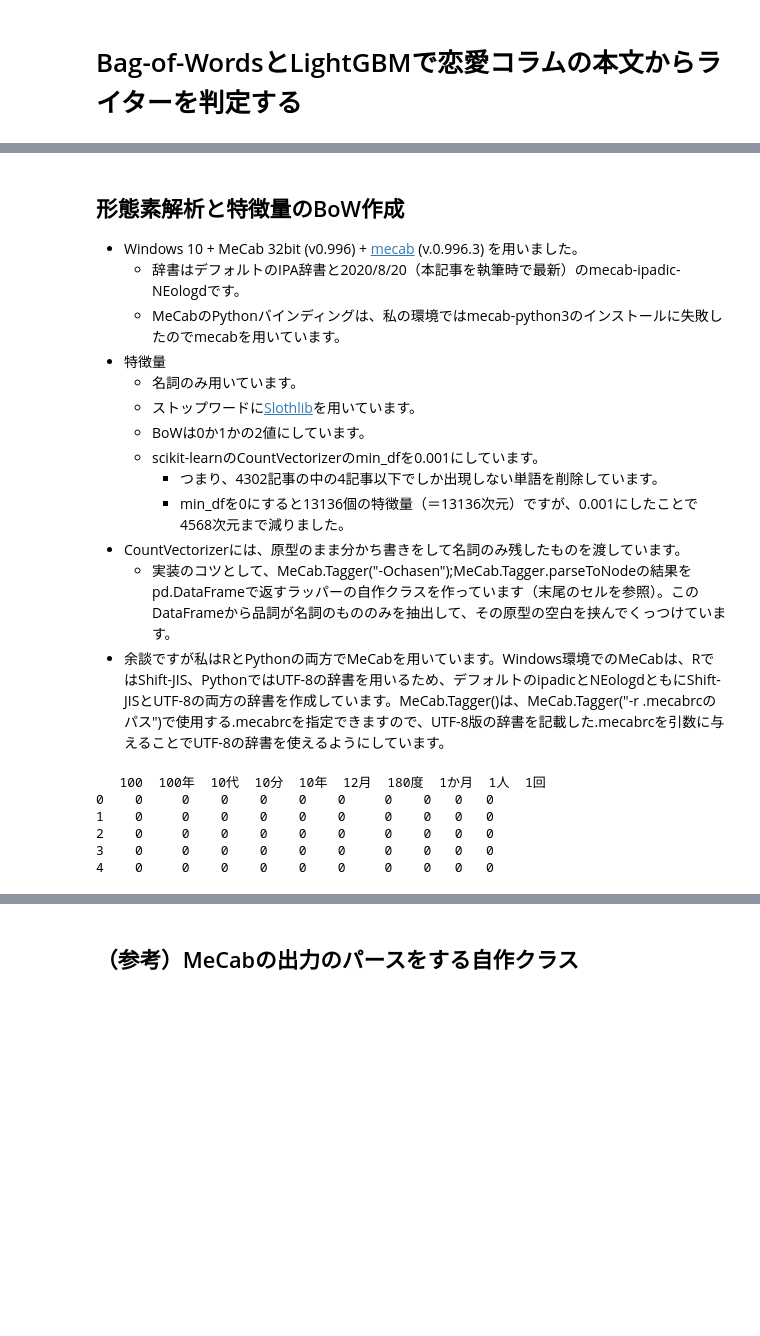
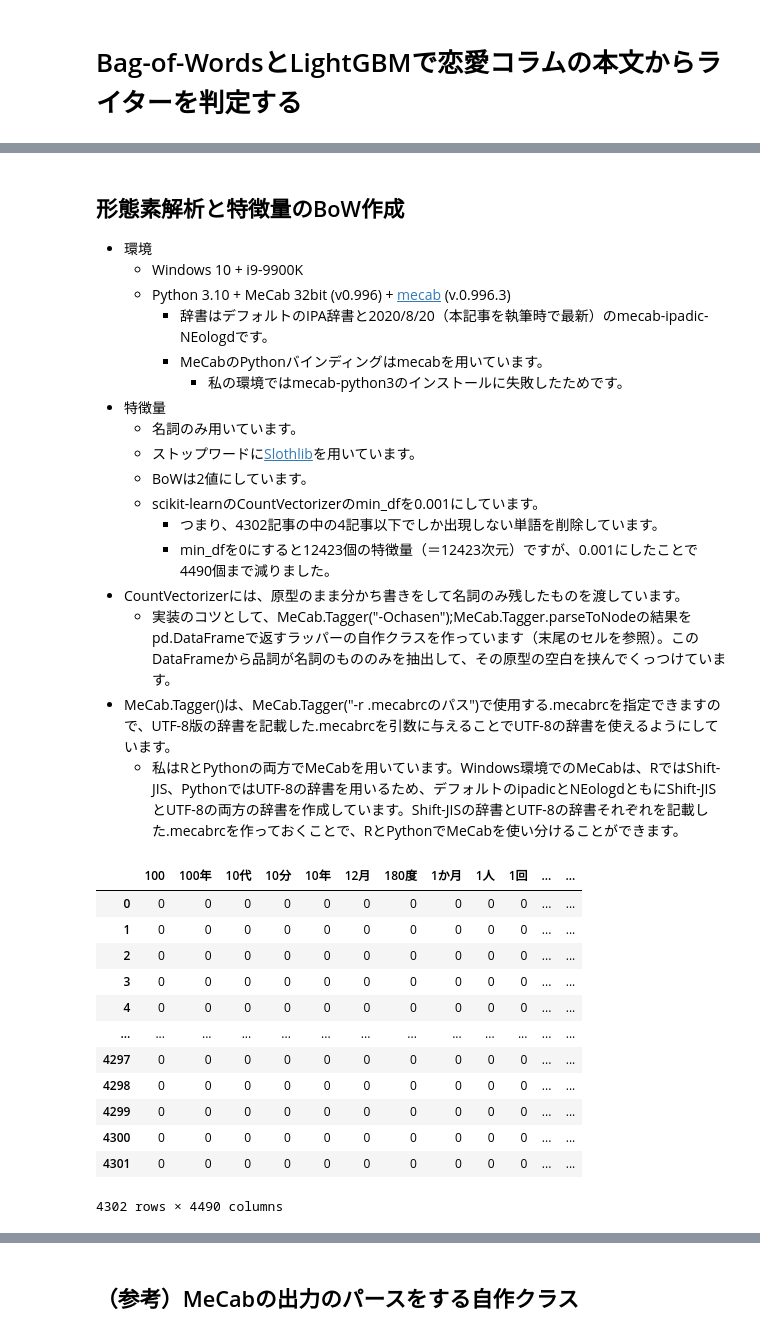
Before and after one commit to suzuna/analysis-report, a Jupyter notebook: posts/20220208_classify_report.ipynb, the cells around one changed output, grey strips where cells are left out. Cells and saved outputs as stored; diff of their text form; code cells hidden in the pictures; blank space fills up the shorter version.

```diff
--- a/posts/20220208_classify_report.ipynb
+++ b/posts/20220208_classify_report.ipynb
@@ -132,27 +119,31 @@ print(df.head(5))
 # %% [markdown]
 ## 形態素解析と特徴量のBoW作成
 
-- Windows 10 + MeCab 32bit (v0.996) + [mecab](https://pypi.org/project/mecab/) (v.0.996.3) を用いました。
-  - 辞書はデフォルトのIPA辞書と2020/8/20（本記事を執筆時で最新）のmecab-ipadic-NEologdです。
-  - MeCabのPythonバインディングは、私の環境ではmecab-python3のインストールに失敗したのでmecabを用いています。
+- 環境
+  - Windows 10 + i9-9900K
+  - Python 3.10 + MeCab 32bit (v0.996) + [mecab](https://pypi.org/project/mecab/) (v.0.996.3)
+    - 辞書はデフォルトのIPA辞書と2020/8/20（本記事を執筆時で最新）のmecab-ipadic-NEologdです。
+    - MeCabのPythonバインディングはmecabを用いています。
+      - 私の環境ではmecab-python3のインストールに失敗したためです。
 - 特徴量
   - 名詞のみ用いています。
   - ストップワードに[Slothlib](http://svn.sourceforge.jp/svnroot/slothlib/CSharp/Version1/SlothLib/NLP/Filter/StopWord/word/Japanese.txt)を用いています。
-  - BoWは0か1かの2値にしています。
+  - BoWは2値にしています。
   - scikit-learnのCountVectorizerのmin_dfを0.001にしています。
     - つまり、4302記事の中の4記事以下でしか出現しない単語を削除しています。
-    - min_dfを0にすると13136個の特徴量（＝13136次元）ですが、0.001にしたことで4568次元まで減りました。
+    - min_dfを0にすると12423個の特徴量（＝12423次元）ですが、0.001にしたことで4490個まで減りました。
 - CountVectorizerには、原型のまま分かち書きをして名詞のみ残したものを渡しています。
   - 実装のコツとして、MeCab.Tagger("-Ochasen");MeCab.Tagger.parseToNodeの結果をpd.DataFrameで返すラッパーの自作クラスを作っています（末尾のセルを参照）。このDataFrameから品詞が名詞のもののみを抽出して、その原型の空白を挟んでくっつけています。
-- 余談ですが私はRとPythonの両方でMeCabを用いています。Windows環境でのMeCabは、RではShift-JIS、PythonではUTF-8の辞書を用いるため、デフォルトのipadicとNEologdともにShift-JISとUTF-8の両方の辞書を作成しています。MeCab.Tagger()は、MeCab.Tagger("-r .mecabrcのパス")で使用する.mecabrcを指定できますので、UTF-8版の辞書を記載した.mecabrcを引数に与えることでUTF-8の辞書を使えるようにしています。
+- MeCab.Tagger()は、MeCab.Tagger("-r .mecabrcのパス")で使用する.mecabrcを指定できますので、UTF-8版の辞書を記載した.mecabrcを引数に与えることでUTF-8の辞書を使えるようにしています。
+  - 私はRとPythonの両方でMeCabを用いています。Windows環境でのMeCabは、RではShift-JIS、PythonではUTF-8の辞書を用いるため、デフォルトのipadicとNEologdともにShift-JISとUTF-8の両方の辞書を作成しています。Shift-JISの辞書とUTF-8の辞書それぞれを記載した.mecabrcを作っておくことで、RとPythonでMeCabを使い分けることができます。
 # %%
 # 形態素解析と特徴量を作る ---------------------------------------------------------------------
 ct=CustomizedTagger("-Ochasen -r ../utf8.mecabrc")
 texts=df.text.to_list()
 # 形態素解析し、名詞のみを取り出して空白区切りの分かち書きにする
-# [np.array(["吾輩 猫 だ"],np.array(["名前 まだ ない"])]のようなもの
-wakati=[np.array(ct.wakati_extract(j,["名詞"])) for i,j in enumerate(tqdm(texts))]
-# np.array(["吾輩 猫","名前 まだ ない"])にする
+# [np.array(["吾輩 猫"],np.array(["名前"])]のようなもの
+wakati=[np.array(ct.wakati_base_extract(j,["名詞"])) for i,j in enumerate(tqdm(texts))]
+# np.array(["吾輩 猫","名前"])にする
 wakati=np.concatenate(wakati)
 
 # Bag-of-Wordを作る
@@ -171,12 +162,19 @@ x=np.array(df_x)
 le=LabelEncoder()
 df_y=df.assign(target=lambda d: le.fit_transform(d.author))
 y=np.array(df_y.target)
-
-print(df_x.iloc[:,0:10].head(5))
-# %% [output]
-   100  100年  10代  10分  10年  12月  180度  1か月  1人  1回
-0    0     0    0    0    0    0     0    0   0   0
-1    0     0    0    0    0    0     0    0   0   0
-2    0     0    0    0    0    0     0    0   0   0
-3    0     0    0    0    0    0     0    0   0   0
-4    0     0    0    0    0    0     0    0   0   0
+# %%
+df_x
+# %% [output]
+|  | 100 | 100年 | 10代 | 10分 | 10年 | 12月 | 180度 | 1か月 | 1人 | 1回 | ... | ... |
+| 0 | 0 | 0 | 0 | 0 | 0 | 0 | 0 | 0 | 0 | 0 | ... | ... |
+| 1 | 0 | 0 | 0 | 0 | 0 | 0 | 0 | 0 | 0 | 0 | ... | ... |
+| 2 | 0 | 0 | 0 | 0 | 0 | 0 | 0 | 0 | 0 | 0 | ... | ... |
+| 3 | 0 | 0 | 0 | 0 | 0 | 0 | 0 | 0 | 0 | 0 | ... | ... |
+| 4 | 0 | 0 | 0 | 0 | 0 | 0 | 0 | 0 | 0 | 0 | ... | ... |
+| ... | ... | ... | ... | ... | ... | ... | ... | ... | ... | ... | ... | ... |
+| 4297 | 0 | 0 | 0 | 0 | 0 | 0 | 0 | 0 | 0 | 0 | ... | ... |
+| 4298 | 0 | 0 | 0 | 0 | 0 | 0 | 0 | 0 | 0 | 0 | ... | ... |
+| 4299 | 0 | 0 | 0 | 0 | 0 | 0 | 0 | 0 | 0 | 0 | ... | ... |
+| 4300 | 0 | 0 | 0 | 0 | 0 | 0 | 0 | 0 | 0 | 0 | ... | ... |
+| 4301 | 0 | 0 | 0 | 0 | 0 | 0 | 0 | 0 | 0 | 0 | ... | ... |
+4302 rows × 4490 columns
```
Also changed, not shown: parts of 17 cells of this notebook.
